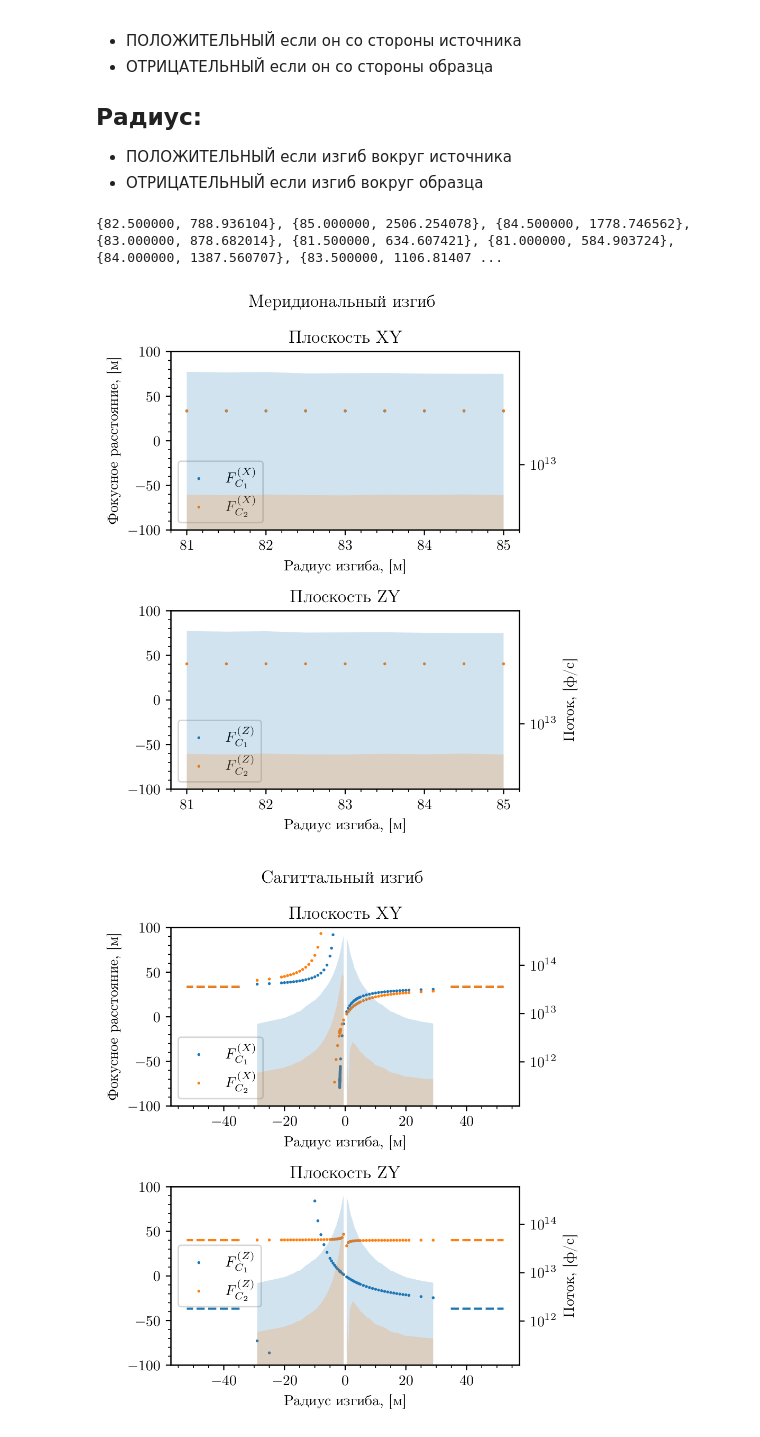
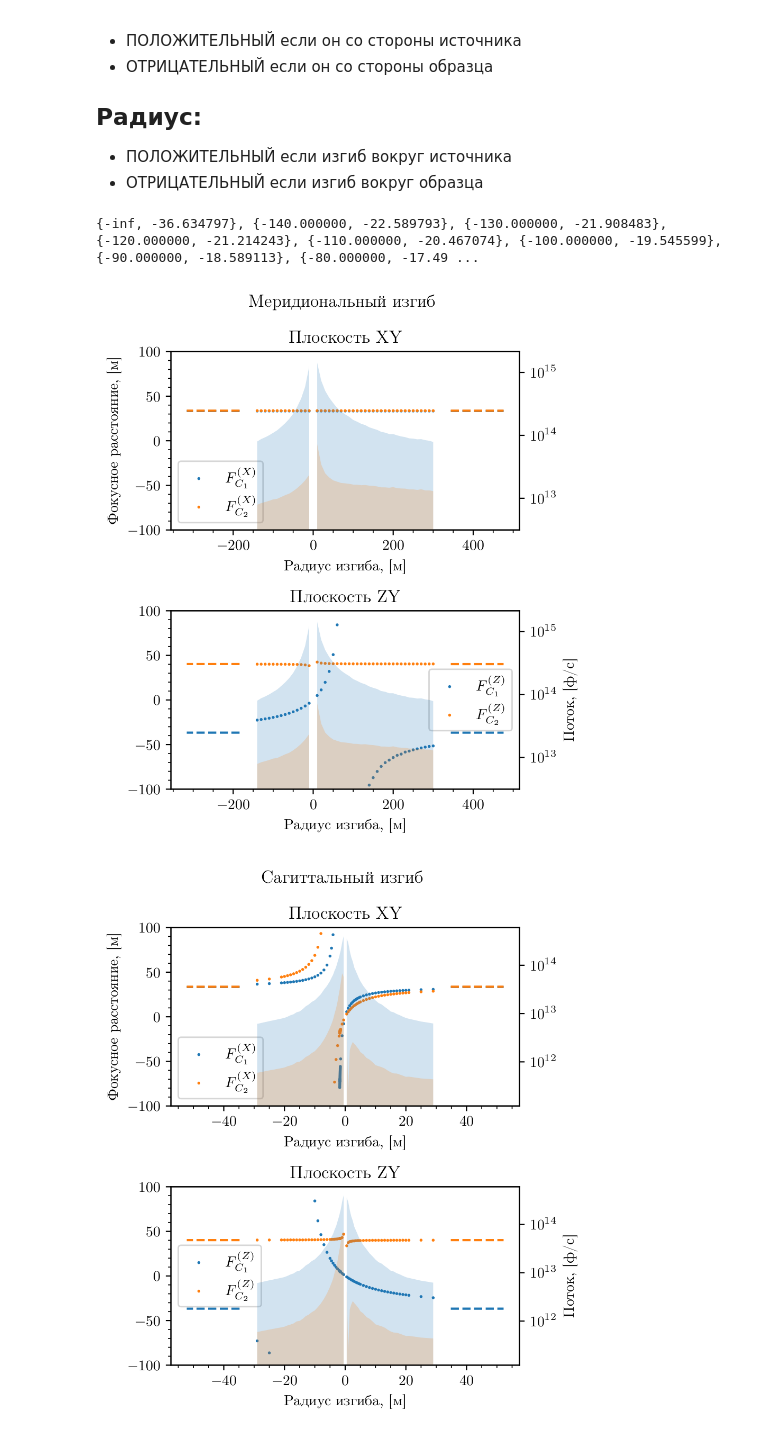
Before and after one commit to glebdovzhenko/skif-xrt, a Jupyter notebook: notebooks/focusing.ipynb, the cells around one changed output. Saved outputs shown, nothing was run; the diff lists cells and outputs as text; code cells hidden in the pictures.

```diff
--- a/notebooks/focusing.ipynb
+++ b/notebooks/focusing.ipynb
@@ -55,7 +55,7 @@ def get_inf_points(xs, ys, expand=[1.1, 1.4]):
 * ПОЛОЖИТЕЛЬНЫЙ если изгиб вокруг источника
 * ОТРИЦАТЕЛЬНЫЙ если изгиб вокруг образца
 # %%
-dd = '/Users/glebdovzhenko/Dropbox/PycharmProjects/skif-xrt/datasets/skif15/get_focus_m_'
+dd = os.path.join(os.getenv('BASE_DIR'), 'datasets/skif15/get_focus_m')
 
 c1c2_cr_dist = np.sqrt(np.sum((np.array([0.0, 33594.21541931476, 12.5]) - np.array([0.0, 33500.0, 0.0]))**2))
 em_cr_dist = np.sqrt(np.sum((np.array([0, 114990.0, 25.0]) - np.array([0.0, 33688.43083862951, 25.0]))**2))
@@ -99,7 +99,7 @@ f2xp, f2xn = get_inf_points(r2x, f2x)
 f1yp, f1yn = get_inf_points(r1y, f1y)
 f2yp, f2yn = get_inf_points(r2y, f2y)
 
-#plt.close(fig)
+# plt.close(fig)
 fig, (ax1, ax2) = plt.subplots(2, 1, figsize=(4.75, 4.75 * 18 / 16))
 fig.suptitle('Меридиональный изгиб')
 
@@ -133,34 +133,34 @@ ax2f.set_ylabel('Поток, [ф/с]')
 
 ax2.scatter(r1y, f1y, label='$F_{C_1}^{(Z)}$', color=mcolors.TABLEAU_COLORS['tab:blue'], s=1)
 ax2.scatter(r2y, f2y, label='$F_{C_2}^{(Z)}$', color=mcolors.TABLEAU_COLORS['tab:orange'], s=1)
 ax2.plot(*f1yp, '--', label=None, color=mcolors.TABLEAU_COLORS['tab:blue'])
 ax2.plot(*f1yn, '--', label=None, color=mcolors.TABLEAU_COLORS['tab:blue'])
 ax2.plot(*f2yp, '--', label=None, color=mcolors.TABLEAU_COLORS['tab:orange'])
 ax2.plot(*f2yn, '--', label=None, color=mcolors.TABLEAU_COLORS['tab:orange'])
 ax2.set_xlabel('Радиус изгиба, [м]')
 ax2.set_title('Плоскость ZY')
 ax2.legend()
 
 ax1.set_ylim(-100, 100)
 ax2.set_ylim(-100, 100)
 
 ax1.xaxis.set_minor_locator(AutoMinorLocator())
 ax2.xaxis.set_minor_locator(AutoMinorLocator())
 ax1.yaxis.set_minor_locator(AutoMinorLocator())
 ax2.yaxis.set_minor_locator(AutoMinorLocator())
 ax1f.yaxis.set_minor_locator(LogLocator(numticks=15))
 ax2f.yaxis.set_minor_locator(LogLocator(numticks=15))
 plt.tight_layout()
 
 plt.savefig('focusing/meridional.pgf')
 plt.savefig('focusing/meridional.pdf')
 
 meridional_f = np.stack((r1y, f1y)).T
 
-print(', '.join('{%f, %f}' % (x[0], x[1]) for x in meridional_f))
+print(', '.join('{%f, %f}' % (x[0], x[1]) for x in meridional_f[np.argsort(meridional_f[:, 0])]))
 
 fig
 # %% [output]
-{82.500000, 788.936104}, {85.000000, 2506.254078}, {84.500000, 1778.746562}, {83.000000, 878.682014}, {81.500000, 634.607421}, {81.000000, 584.903724}, {84.000000, 1387.560707}, {83.500000, 1106.81407 ...
+{-inf, -36.634797}, {-140.000000, -22.589793}, {-130.000000, -21.908483}, {-120.000000, -21.214243}, {-110.000000, -20.467074}, {-100.000000, -19.545599}, {-90.000000, -18.589113}, {-80.000000, -17.49 ...
-[figure, old version]
+[figure, new version]
 # %%
```
Also changed, not shown: parts of 24 cells of this notebook, 8 other files.
